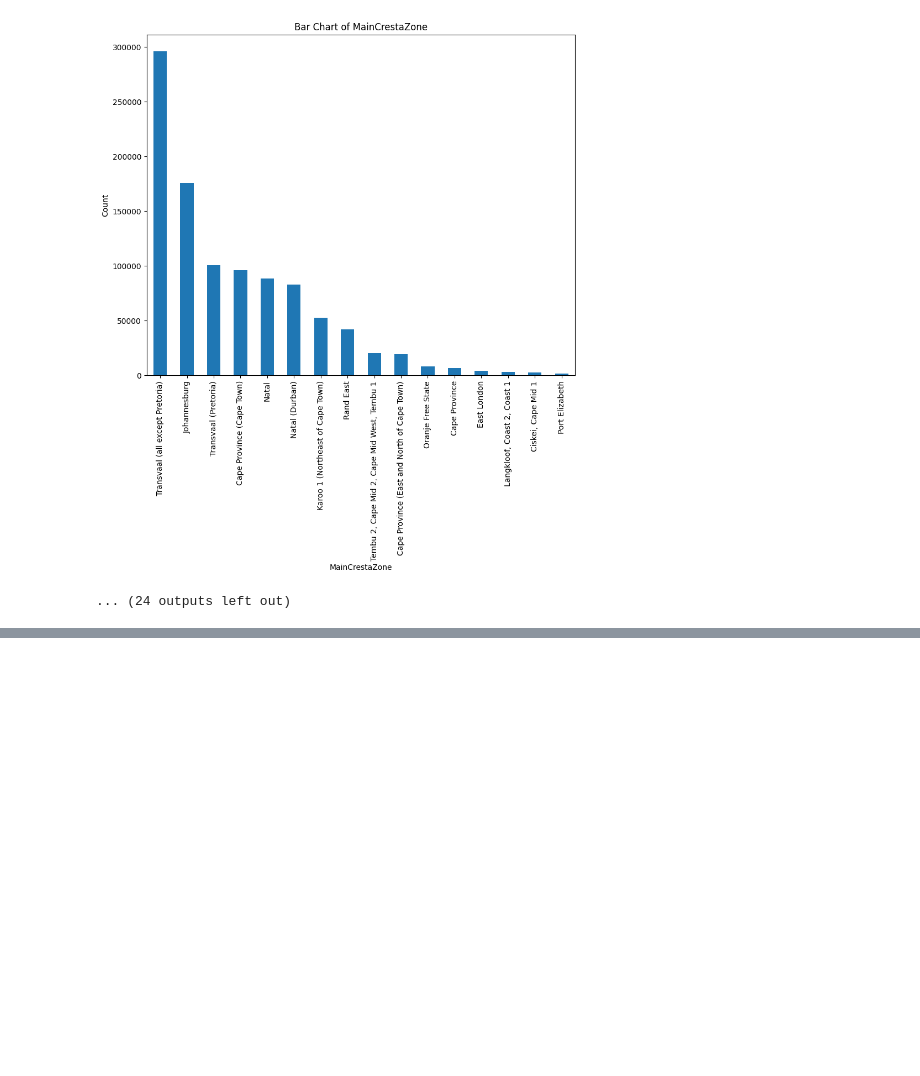
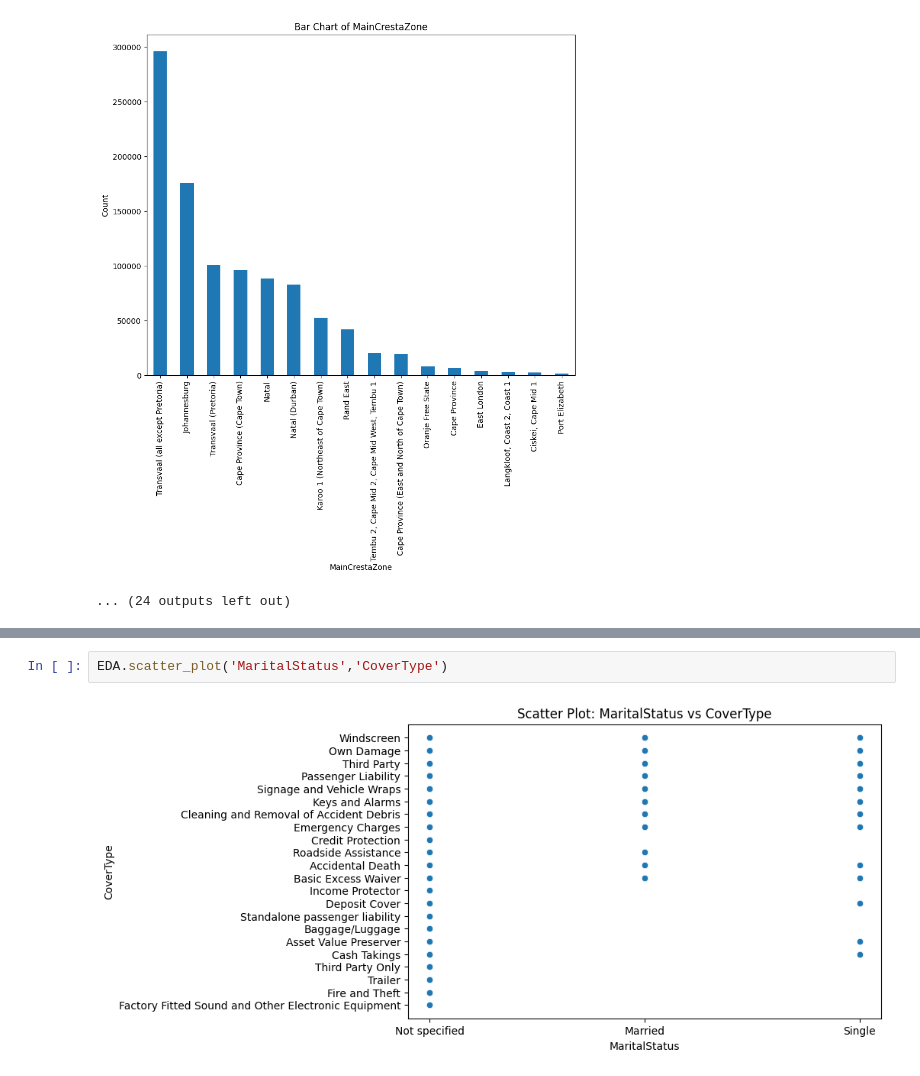
Before and after one commit to bef898/-Insurance-Claim-Analysis, a Jupyter notebook: notebooks/eda.ipynb, the cells around one changed output, grey strips where cells are left out. Cells and saved outputs as stored; diff of their text form; blank space fills up the shorter version.

```diff
--- a/notebooks/eda.ipynb
+++ b/notebooks/eda.ipynb
@@ -129,0 +130,4 @@ ValueError: could not convert string to float: '2015-03-01 00:00:00'
+# %%
+EDA.scatter_plot('MaritalStatus','CoverType')
+# %% [output]
+[figure, added]
```
Also changed, not shown: parts of 3 cells of this notebook.
